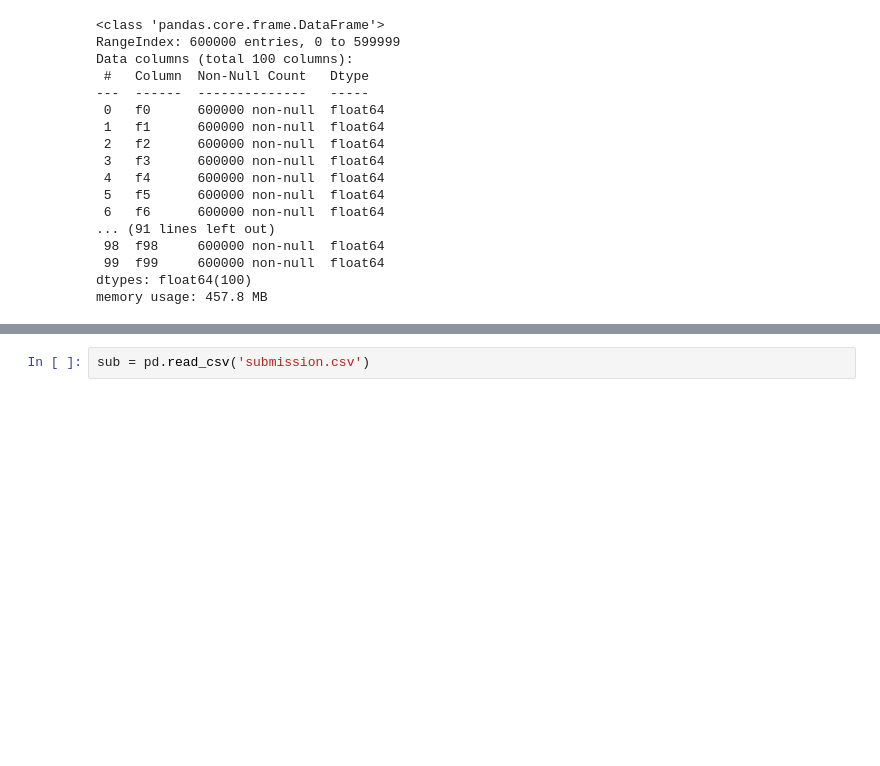
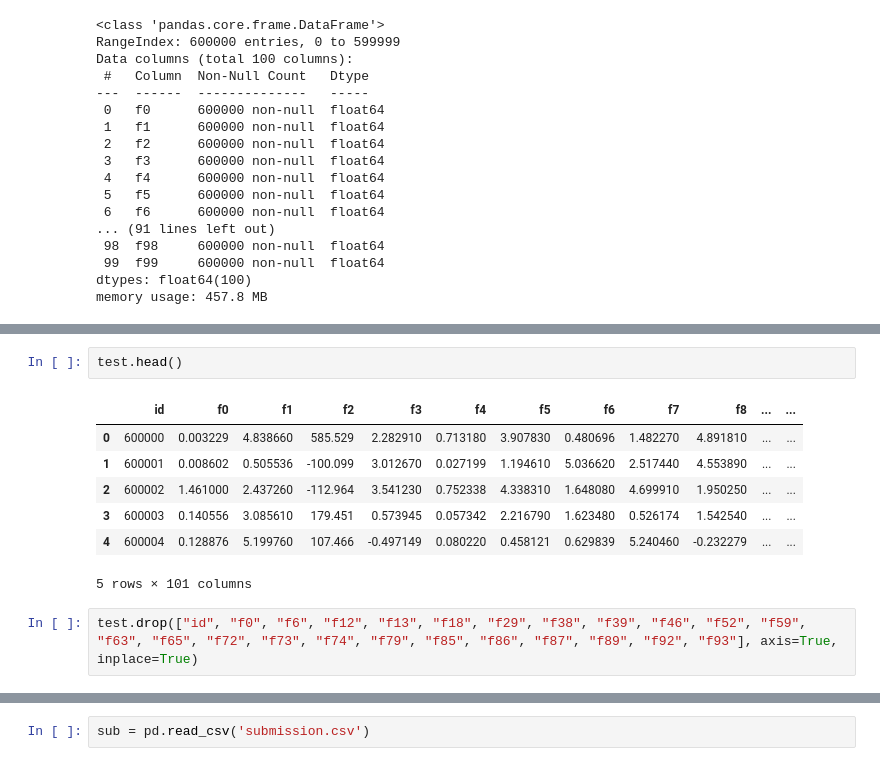
Before and after one commit to satani99/Kaggle-Tabuler-Playground-Nov-2021, a Jupyter notebook: solution.ipynb, the cells around one changed output, grey strips where cells are left out. Cells and saved outputs as stored; diff of their text form; blank space fills up the shorter version.

```diff
--- a/solution.ipynb
+++ b/solution.ipynb
@@ -60,0 +91,12 @@ test = test.drop('id', axis=1)
+# %%
+test.head()
+# %% [output]
+|  | id | f0 | f1 | f2 | f3 | f4 | f5 | f6 | f7 | f8 | ... | ... |
+| 0 | 600000 | 0.003229 | 4.838660 | 585.529 | 2.282910 | 0.713180 | 3.907830 | 0.480696 | 1.482270 | 4.891810 | ... | ... |
+| 1 | 600001 | 0.008602 | 0.505536 | -100.099 | 3.012670 | 0.027199 | 1.194610 | 5.036620 | 2.517440 | 4.553890 | ... | ... |
+| 2 | 600002 | 1.461000 | 2.437260 | -112.964 | 3.541230 | 0.752338 | 4.338310 | 1.648080 | 4.699910 | 1.950250 | ... | ... |
+| 3 | 600003 | 0.140556 | 3.085610 | 179.451 | 0.573945 | 0.057342 | 2.216790 | 1.623480 | 0.526174 | 1.542540 | ... | ... |
+| 4 | 600004 | 0.128876 | 5.199760 | 107.466 | -0.497149 | 0.080220 | 0.458121 | 0.629839 | 5.240460 | -0.232279 | ... | ... |
+5 rows × 101 columns
+# %%
+test.drop(["id", "f0", "f6", "f12", "f13", "f18", "f29", "f38", "f39", "f46", "f52", "f59", "f63", "f65", "f72", "f73", "f74", "f79", "f85", "f86", "f87", "f89", "f92", "f93"], axis=True, inplace=True)
```
Also changed, not shown: parts of 20 cells of this notebook.
